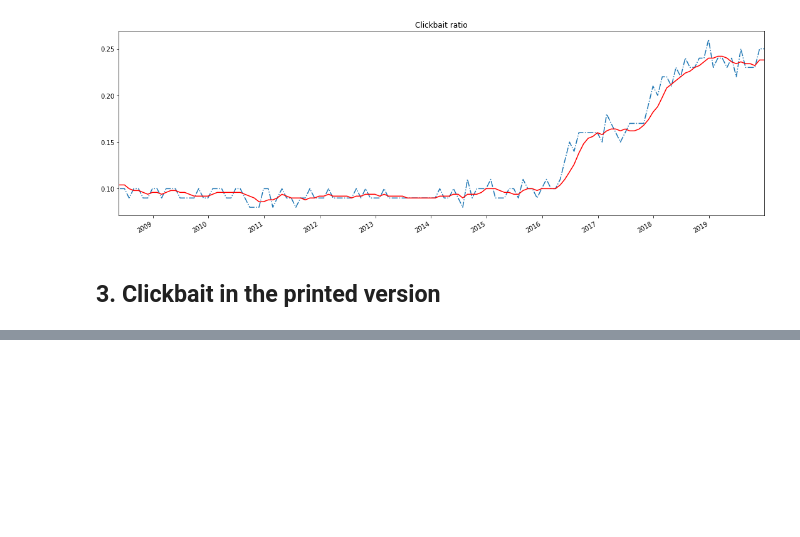
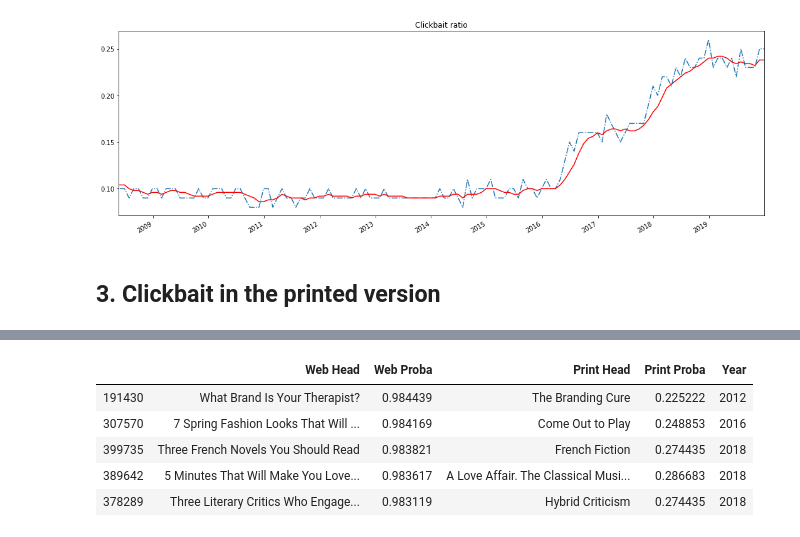
Before and after one commit to LorBordin/clickbait_analysis, a Jupyter notebook: NYT_analysis.ipynb, the cells around one changed output, grey strips where cells are left out. Saved outputs shown, nothing was run; the diff lists cells and outputs as text; code cells hidden in the pictures; blank space fills up the shorter version.

```diff
--- a/NYT_analysis.ipynb
+++ b/NYT_analysis.ipynb
@@ -191,7 +191,7 @@ from time import sleep
 
 news_web_print_df = pd.DataFrame(columns=['Web Head', 'Print Head', 'Year'])
 
-for year in range(2008, 2019):
+for year in range(2008, 2020):
     for month in range(1, 13):
         news = get_headlines(year, month, True)
         df = pd.DataFrame({'Web Head': news['Web Head'],
@@ -230,6 +249,13 @@ news_web_print_df.head()
 # %%
 web_clckbt = news_web_print_df['Web Proba']>.5
 print_no_clckbt = news_web_print_df['Print Proba']<.5
 
 web_vs_print = news_web_print_df[web_clckbt & print_no_clckbt].sort_values('Web Proba', ascending=False)
-web_vs_print.iloc[:10]
+web_vs_print.iloc[:5]
+# %% [output]
+|  | Web Head | Web Proba | Print Head | Print Proba | Year |
+| 191430 | What Brand Is Your Therapist? | 0.984439 | The Branding Cure | 0.225222 | 2012 |
+| 307570 | 7 Spring Fashion Looks That Will ... | 0.984169 | Come Out to Play | 0.248853 | 2016 |
+| 399735 | Three French Novels You Should Read | 0.983821 | French Fiction | 0.274435 | 2018 |
+| 389642 | 5 Minutes That Will Make You Love... | 0.983617 | A Love Affair. The Classical Musi... | 0.286683 | 2018 |
+| 378289 | Three Literary Critics Who Engage... | 0.983119 | Hybrid Criticism | 0.274435 | 2018 |
```
Also changed, not shown: parts of 8 cells of this notebook, 3 other files.
